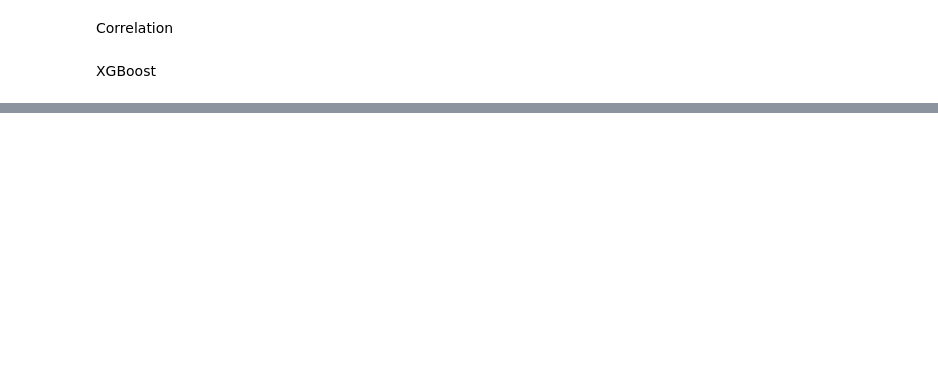
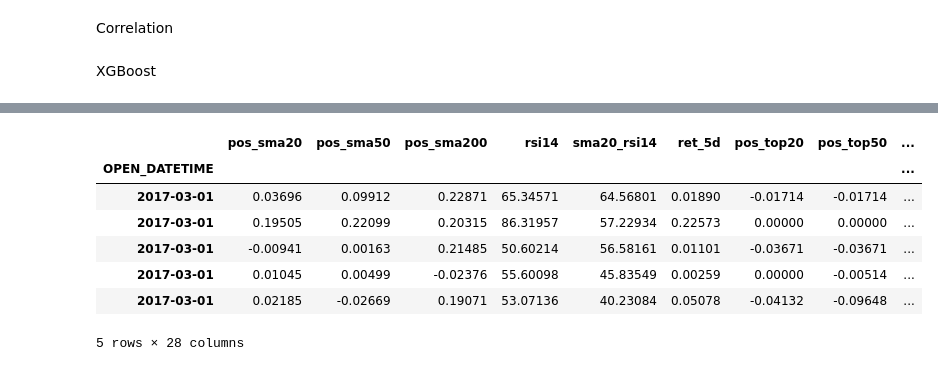
Before and after one commit to BenoitDurandIndep/stockmarket-ml-toolkit, a Jupyter notebook: models/STOCK_PARIS/script_paris_1d_class.ipynb, the cells around one changed output, grey strips where cells are left out. Drawn from its saved outputs; the diff is of its cells as text; code cells hidden in the pictures; blank space fills up the shorter version.

```diff
--- a/models/STOCK_PARIS/script_paris_1d_class.ipynb
+++ b/models/STOCK_PARIS/script_paris_1d_class.ipynb
@@ -449,0 +458,42 @@ xgb.plot_importance(xgb_class)
+# %%
+dts_name="PARIS_TREND_1D_50D_V1"  #UPDATE
+multi_symbol="PARIS_STOCK"
+label = "lab_perf_50d"   #UPDATE
+PATH_MODEL = "../../../Data/Models/"
+ext_pkl = ".pkl"
+xgb_suffix = "_xgb_class"
+
+df_class_val=pd.read_csv(PATH_DATA_DTS+dts_name+"_VAL.zip",sep=",",index_col=["OPEN_DATETIME"],parse_dates=["OPEN_DATETIME"])
+df_class_val.dropna(subset=[label], inplace=True)
+df_class_val.sort_index(inplace=True)
+df_class_conf=pd.read_csv(PATH_DATA_DTS+dts_name+"_CONF.zip",sep=",",index_col=["OPEN_DATETIME"],parse_dates=["OPEN_DATETIME"])
+df_class_conf.dropna(subset=[label], inplace=True)
+df_class_conf.sort_index(inplace=True)
+
+list_feat = df_class_val.columns.values.tolist()
+list_feat.remove(label)
+
+# df_x_val, col_y_val = sm.split_df_x_y(
+#     df_in=df_class_val, list_features=list_feat, str_label=label, drop_na=True)
+# print(df_class_val.value_counts().sort_index())
+
+
+# df_x_conf, col_y_conf = sm.split_df_x_y(
+#     df_in=df_class_conf, list_features=list_feat, str_label=label, drop_na=True)
+# print(df_class_conf.value_counts().sort_index())
+
+xgb_class=joblib.load(PATH_MODEL+dts_name+"_"+label+xgb_suffix+ext_pkl)
+col="predict_"+label
+df_class_val[col] = xgb_class.predict(df_class_val[list_feat])
+proba = xgb_class.predict_proba(df_class_val[list_feat])
+df_class_val[col+"_proba"] = proba.tolist()
+df_class_conf[col] = xgb_class.predict(df_class_conf[list_feat])
+proba = xgb_class.predict_proba(df_class_conf[list_feat])
+df_class_conf[col+"_proba"] = proba.tolist()
+
+print(df_class_conf.head(5))
+
+if label=="lab_perf_50d":
+    df_class_valconf_50d = pd.concat([df_class_val, df_class_conf])
+if label=="lab_perf_20d":
+    df_class_valconf_20d = pd.concat([df_class_val, df_class_conf])
@@ -449,0 +518,11 @@ xgb.plot_importance(xgb_class)
+# %%
+df_class_valconf_20d.head(5)
+# %% [output]
+|  | pos_sma20 | pos_sma50 | pos_sma200 | rsi14 | sma20_rsi14 | ret_5d | pos_top20 | pos_top50 | ... |
+| OPEN_DATETIME |  |  |  |  |  |  |  |  | ... |
+| 2017-03-01 | 0.03696 | 0.09912 | 0.22871 | 65.34571 | 64.56801 | 0.01890 | -0.01714 | -0.01714 | ... |
+| 2017-03-01 | 0.19505 | 0.22099 | 0.20315 | 86.31957 | 57.22934 | 0.22573 | 0.00000 | 0.00000 | ... |
+| 2017-03-01 | -0.00941 | 0.00163 | 0.21485 | 50.60214 | 56.58161 | 0.01101 | -0.03671 | -0.03671 | ... |
+| 2017-03-01 | 0.01045 | 0.00499 | -0.02376 | 55.60098 | 45.83549 | 0.00259 | 0.00000 | -0.00514 | ... |
+| 2017-03-01 | 0.02185 | -0.02669 | 0.19071 | 53.07136 | 40.23084 | 0.05078 | -0.04132 | -0.09648 | ... |
+5 rows × 28 columns
```
Also changed, not shown: parts of 21 cells of this notebook, 1 other file.
